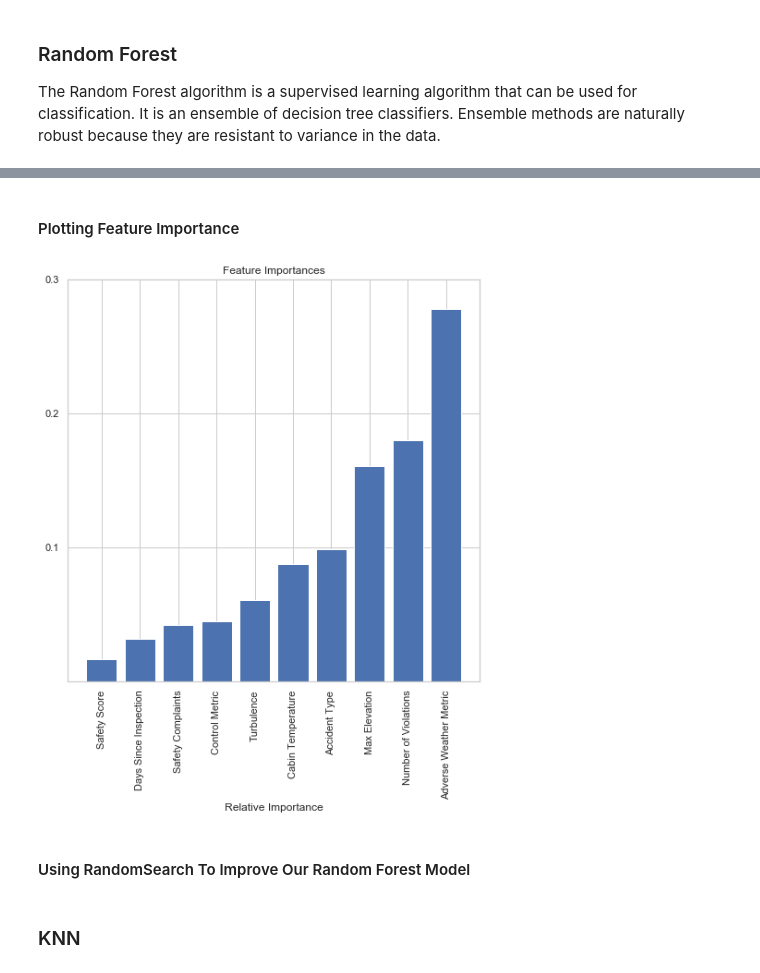
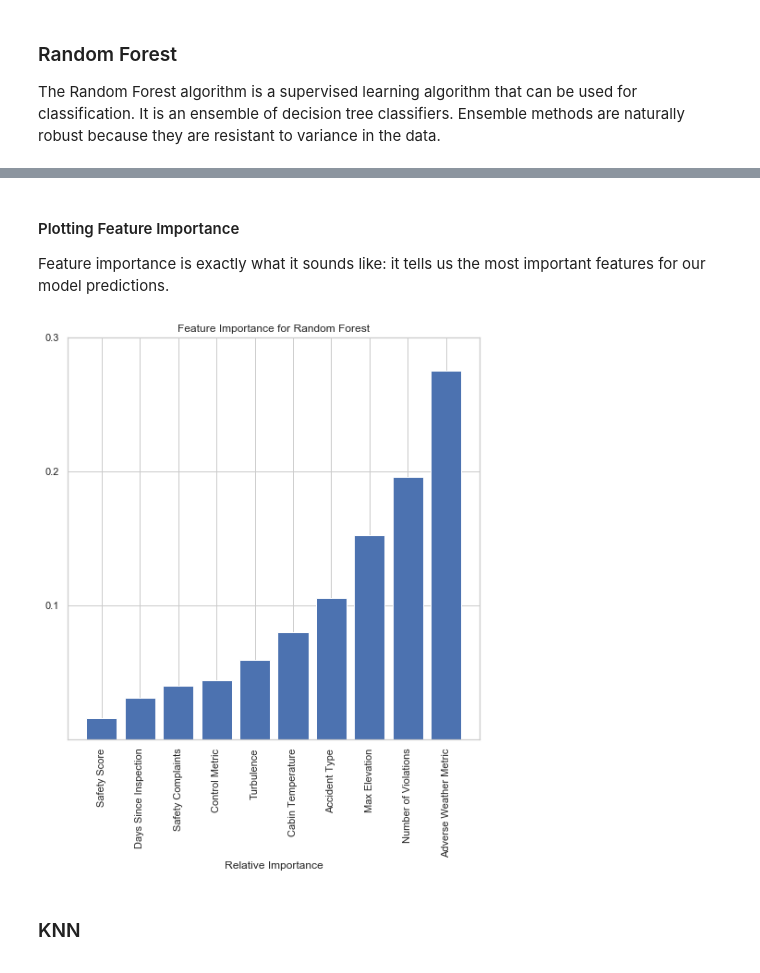
Before and after one commit to dalayne95/airplane-crash-predictor, a Jupyter notebook: project_notebook.ipynb, the cells around one changed output, grey strips where cells are left out. Drawn from its saved outputs; the diff is of its cells as text; code cells hidden in the pictures.

```diff
--- a/project_notebook.ipynb
+++ b/project_notebook.ipynb
@@ -180,0 +130,14 @@ The bagged tree is similar to the unbagged tree classifier, except it uses baggi
+# %%
+# Perform a GridSearch to find the best parameters to use
+clf = DecisionTreeClassifier()
+
+param_grid = {
+    'criterion': ['gini', 'entropy'],
+    'max_depth': [1, 2, 5, 10],
+    'min_samples_split': [1, 5, 10, 20]
+}
+
+gs_tree = GridSearchCV(clf, param_grid, cv=3)
+gs_tree.fit(X_train, y_train)
+
+gs_tree.best_params_
@@ -181,5 +153,5 @@ The bagged tree is similar to the unbagged tree classifier, except it uses baggi
 # %%
-bagged_tree =  BaggingClassifier(DecisionTreeClassifier(criterion='gini', max_depth=None),
+bagged_tree =  BaggingClassifier(DecisionTreeClassifier(criterion='entropy', max_depth=10, min_samples_split=10),
                                  n_estimators=20)
 
 bagged_tree.fit(X_train, y_train)
@@ -212,3 +187,19 @@ Test data accuracy score: 0.94
 ### Random Forest
 
 The Random Forest algorithm is a supervised learning algorithm that can be used for classification. It is an ensemble of decision tree classifiers. Ensemble methods are naturally robust because they are resistant to variance in the data.
+# %%
+# Perform a GridSearch to find the best parameters to use
+rf_clf = RandomForestClassifier()
+
+rf_param_grid = {
+    'n_estimators': [10, 30, 100],
+    'criterion': ['gini', 'entropy'],
+    'max_depth': [None, 2, 6, 10],
+    'min_samples_split': [5, 10],
+    'min_samples_leaf': [3, 6]
+}
+
+rf_grid_search = GridSearchCV(rf_clf, rf_param_grid, cv=3)
+rf_grid_search.fit(X_train, y_train)
+
+rf_grid_search.best_params_
@@ -215,6 +221,6 @@ The Random Forest algorithm is a supervised learning algorithm that can be use
 # %%
 # instantiate and fit a RandomForestClassifier
-forest = RandomForestClassifier(n_estimators=100, max_depth=None)
+forest = RandomForestClassifier(criterion='entropy', n_estimators=100, max_depth=None, min_samples_split=5, min_samples_leaf=3)
 forest.fit(X_train, y_train)
 # %% [output]
 RandomForestClassifier(bootstrap=True, ccp_alpha=0.0, class_weight=None,
@@ -234,18 +240,18 @@ Test data accuracy score: 0.9328
-# %% [markdown]
-#### Plotting Feature Importance
+# %% [markdown]
+#### Plotting Feature Importance
+
+Feature importance is exactly what it sounds like: it tells us the most important features for our model predictions.
 # %%
 importances = forest.feature_importances_
 indices = np.argsort(importances)
 y_ticks = [0.1, 0.2, 0.3]
 
 plt.figure(figsize=(8,8))
-plt.title('Feature Importance')
+plt.title('Feature Importance for Random Forest')
 plt.bar(range(len(indices)), importances[indices], color='b', align='center')
 plt.yticks(y_ticks)
 plt.xticks(np.arange(10), ('Safety Score', 'Days Since Inspection', 'Safety Complaints', 'Control Metric', 'Turbulence', 'Cabin Temperature', 'Accident Type', 'Max Elevation', 'Number of Violations', 'Adverse Weather Metric'), rotation = 90)
 plt.xlabel('Relative Importance')
 plt.show()
 # %% [output]
-[figure, old version]
+[figure, new version]
-# %% [markdown]
-#### Using RandomSearch To Improve Our Random Forest Model
```
Also changed, not shown: parts of 23 cells of this notebook, 1 other file.
